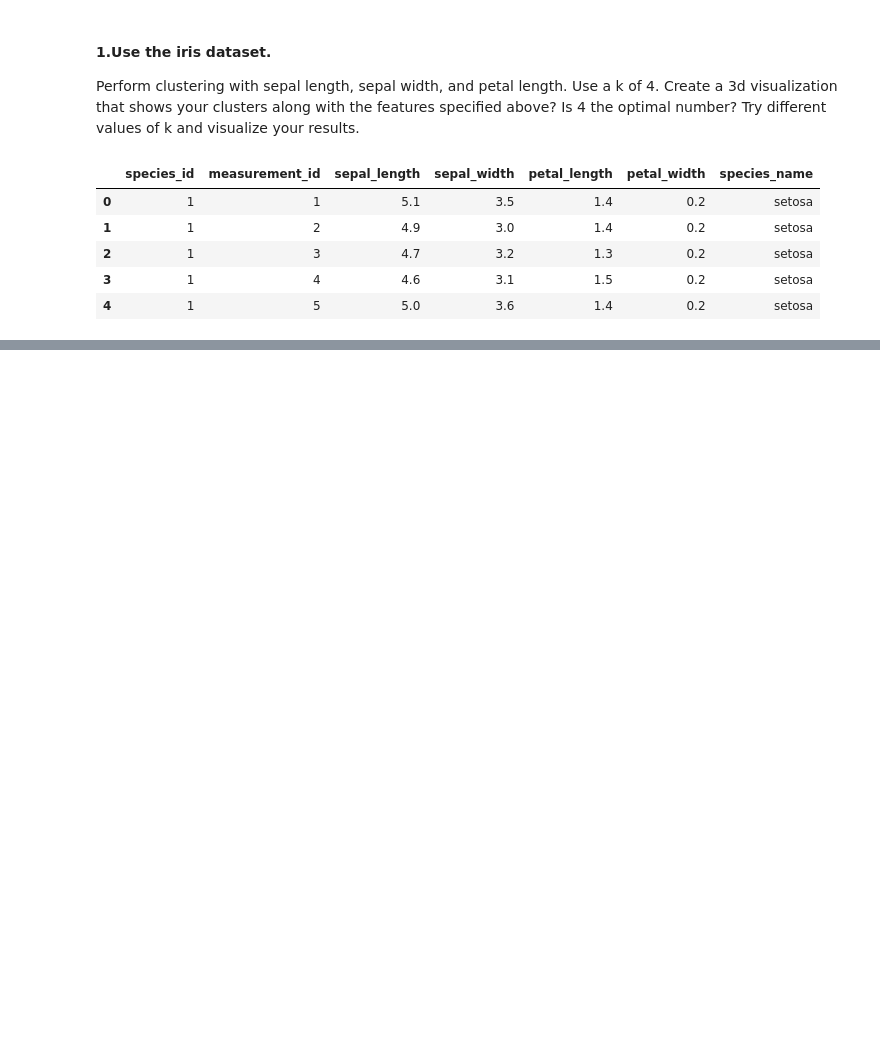
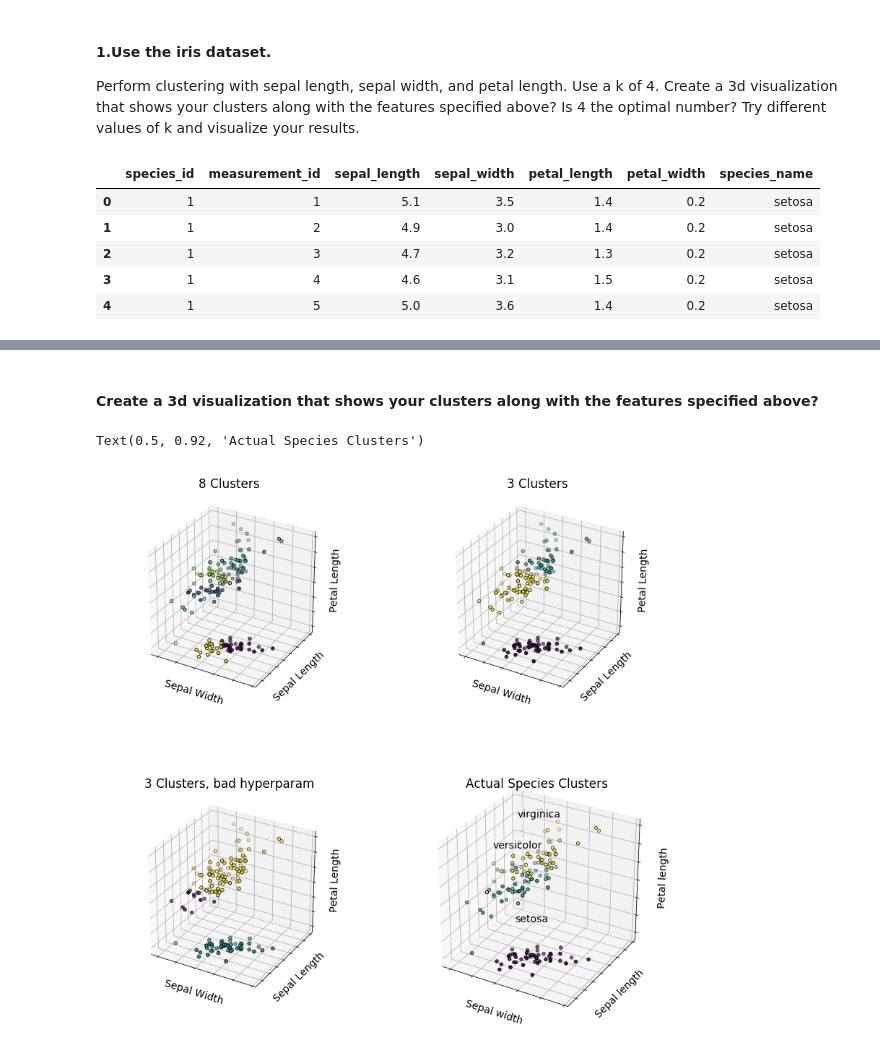
Before and after one commit to Mattsantos541/ds-methodologies-exercises, a Jupyter notebook: clustering/clustering exercises.ipynb, the cells around one changed output, grey strips where cells are left out. Saved outputs shown, nothing was run; the diff lists cells and outputs as text; code cells hidden in the pictures; blank space fills up the shorter version.

Commit message:
clustering exercises

```diff
--- a/clustering/clustering exercises.ipynb
+++ b/clustering/clustering exercises.ipynb
@@ -43,0 +44,9 @@ AttributeError: 'DataFrame' object has no attribute 'petal_width'
+# %%
+iris=pd.DataFrame(iris)
+# %%
+X = iris[['sepal_length' , 'sepal_width', 'petal_length']]
+# %%
+kmeans = KMeans(n_clusters=5)
+kmeans.fit(X)
+
+kmeans.predict(X)
@@ -43,0 +74,56 @@ AttributeError: 'DataFrame' object has no attribute 'petal_width'
+# %%
+estimators = [('8 Clusters', KMeans(n_clusters=8)),
+              ('3 Clusters', KMeans(n_clusters=3)),
+              ('3 Clusters, bad hyperparam', KMeans(n_clusters=3, n_init=1, max_iter=1, init='random'))]
+# %% [markdown]
+#### Create a 3d visualization that shows your clusters along with the features specified above?
+# %%
+fig, axs = plt.subplots(2, 2, figsize=(14, 14), subplot_kw={'projection': '3d'})
+
+for ax, (title, kmeans) in zip(axs.ravel(), estimators):
+    # fit the model
+    kmeans.fit(X)
+
+    labels = kmeans.labels_
+
+    # plot the points
+    ax.scatter(X.sepal_width, X.sepal_length, X.petal_length,
+               c=labels.astype(np.float), edgecolor='k')
+
+    ax.w_xaxis.set_ticklabels([])
+    ax.w_yaxis.set_ticklabels([])
+    ax.w_zaxis.set_ticklabels([])
+
+    ax.set_xlabel('Sepal Width')
+    ax.set_ylabel('Sepal Length')
+    ax.set_zlabel('Petal Length')
+
+    ax.set_title(title)
+    ax.dist = 12
+
+ax = axs.ravel()[-1]
+
+for species in iris.species_name.unique():
+    df = iris[iris.species_name == species]
+    x = df.sepal_width.mean()
+    y = df.sepal_length.mean()
+    z = df.petal_length.mean() + 2
+
+    ax.text3D(x, y, z, species,
+              horizontalalignment='center',
+              bbox=dict(alpha=.2, edgecolor='w', facecolor='w'))
+
+# add the actual data points
+ax.scatter(X.sepal_width, X.sepal_length, X.petal_length, c=iris.species_id, edgecolor='k')
+
+ax.w_xaxis.set_ticklabels([])
+ax.w_yaxis.set_ticklabels([])
+ax.w_zaxis.set_ticklabels([])
+
+ax.set_xlabel('Sepal width')
+ax.set_ylabel('Sepal length')
+ax.set_zlabel('Petal length')
+ax.set_title('Actual Species Clusters')
+# %% [output]
+Text(0.5, 0.92, 'Actual Species Clusters')
+[figure, added]
```
Also changed, not shown: parts of 15 cells of this notebook, 2 other files.
